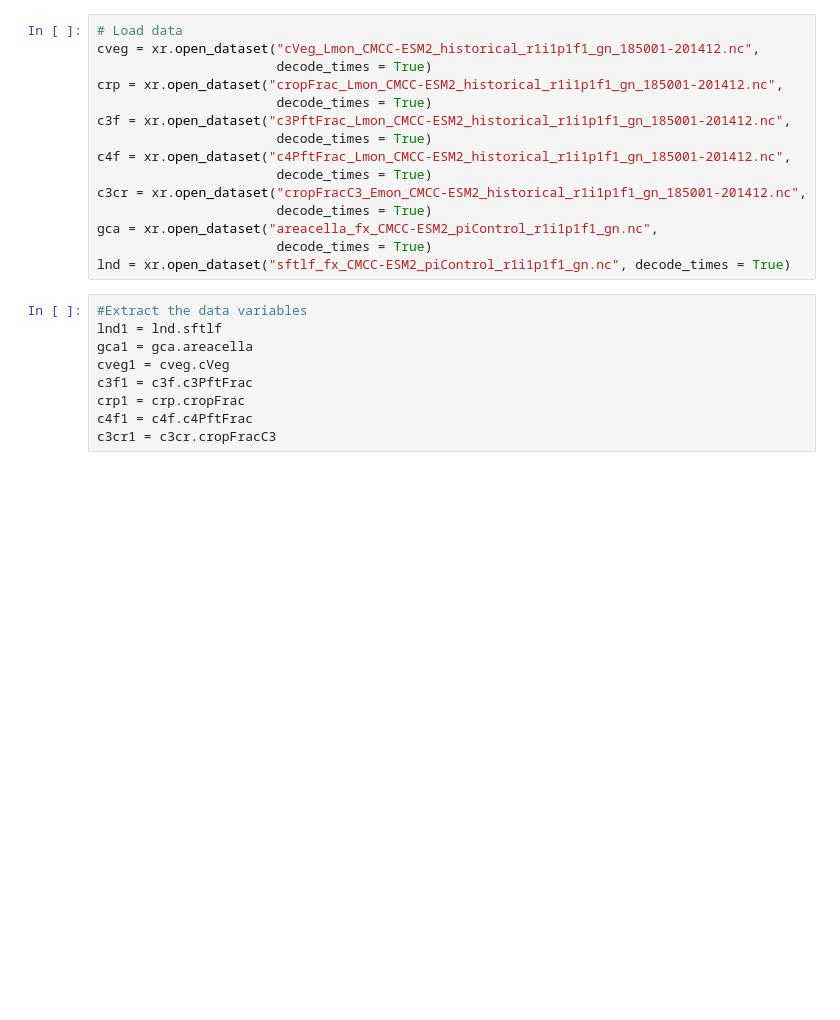
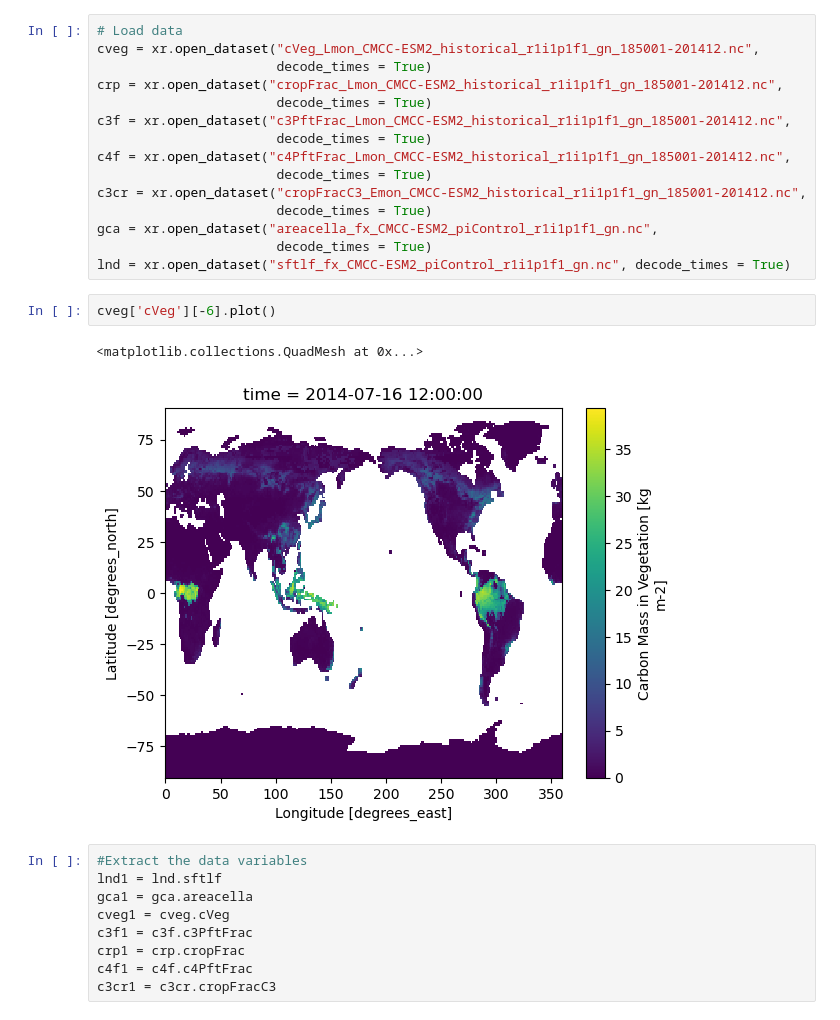
Before and after one commit to jovwemuvwose/CMIP6_Model_Analysis_Project_2025, a Jupyter notebook: CMIP6_Models_Analysis_Script_Paper_2025_JOvwemuvwose.ipynb, the cells around one changed output. Saved outputs shown, nothing was run; the diff lists cells and outputs as text; blank space fills up the shorter version.

```diff
--- a/CMIP6_Models_Analysis_Script_Paper_2025_JOvwemuvwose.ipynb
+++ b/CMIP6_Models_Analysis_Script_Paper_2025_JOvwemuvwose.ipynb
@@ -135,6 +123,11 @@ c3cr = xr.open_dataset("cropFracC3_Emon_CMCC-ESM2_historical_r1i1p1f1_gn_185001-
 gca = xr.open_dataset("areacella_fx_CMCC-ESM2_piControl_r1i1p1f1_gn.nc",
                        decode_times = True)
 lnd = xr.open_dataset("sftlf_fx_CMCC-ESM2_piControl_r1i1p1f1_gn.nc", decode_times = True)
+# %%
+cveg['cVeg'][-6].plot()
+# %% [output]
+<matplotlib.collections.QuadMesh at 0x...>
+[figure, added]
 # %%
 #Extract the data variables
 lnd1 = lnd.sftlf
```
Also changed, not shown: parts of 7 cells of this notebook.
